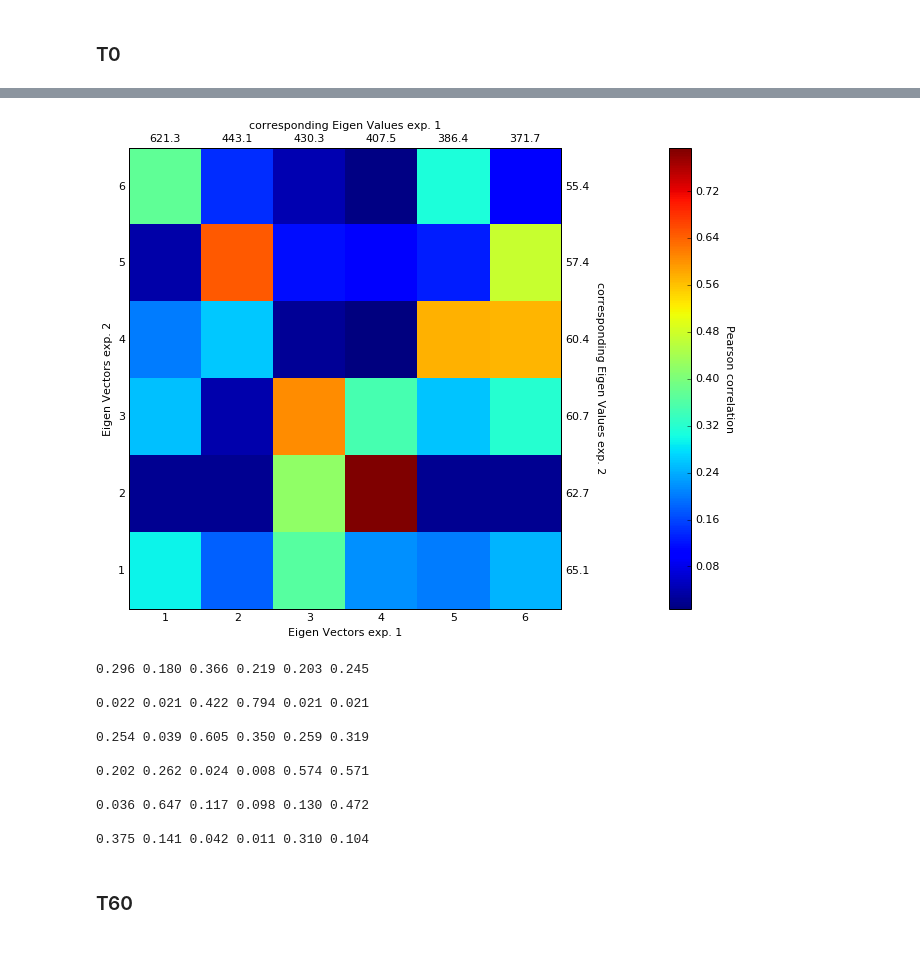
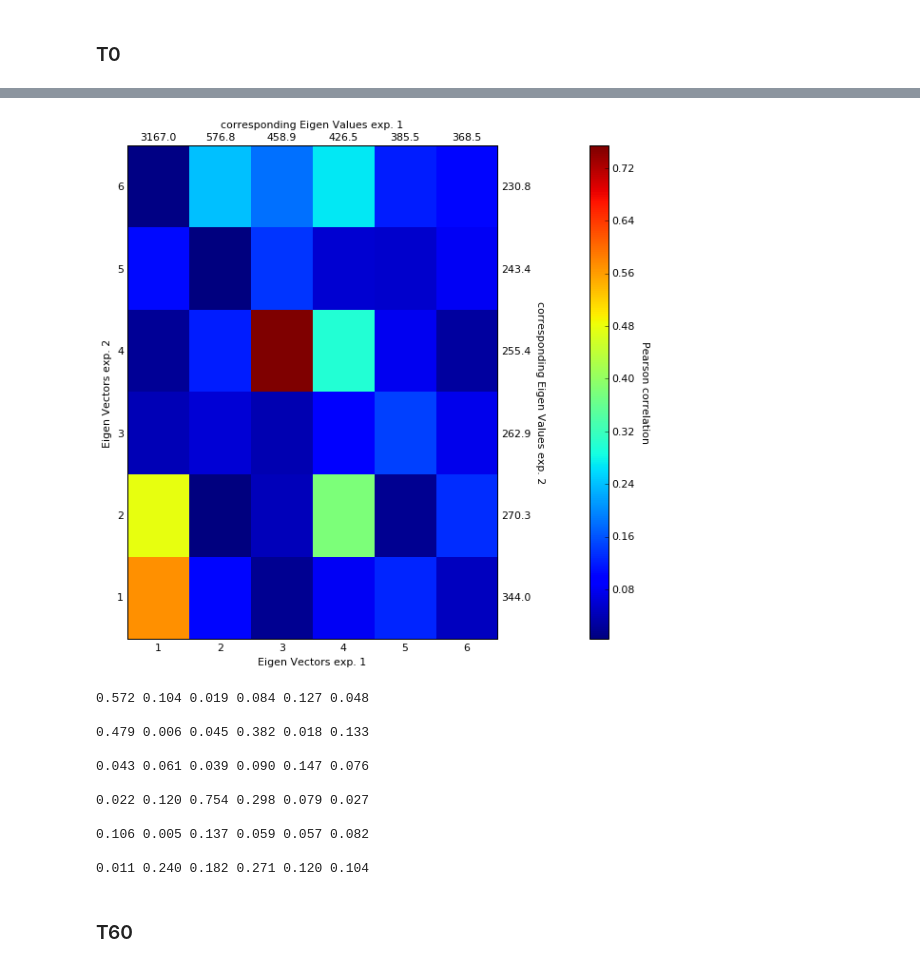
Before and after one commit to 3DGenomes/3DAROC, a Jupyter notebook: Notebooks/A3-Compare and merge Hi-C experiments.ipynb, the cells around one changed output, grey strips where cells are left out. Drawn from its saved outputs; the diff is of its cells as text; code cells hidden in the pictures.

```diff
--- a/Notebooks/A3-Compare and merge Hi-C experiments.ipynb
+++ b/Notebooks/A3-Compare and merge Hi-C experiments.ipynb
@@ -67,5 +59,5 @@ _ = correlate_matrices(hic_data1, hic_data2, max_dist=50, show=False, axe=axe, n
 # %%
-corrs = eig_correlate_matrices(hic_data1, hic_data2, show=True, aspect='auto')
+corrs = eig_correlate_matrices(hic_data1, hic_data2, show=True, aspect='auto', normalized=True)
 
 for cor in corrs:
     print ' '.join(['%5.3f' % (c) for c in cor]) + '\n'
@@ -111,5 +99,8 @@ _ = correlate_matrices(hic_data1, hic_data2, max_dist=50, show=False, axe=axe)
+# %%
+hic_data1 = my_load_hic_data(renz1, rep1, 1000000)
+hic_data2 = my_load_hic_data(renz2, rep2, 1000000)
 # %%
-corrs = eig_correlate_matrices(hic_data1, hic_data2, show=True, aspect='auto')
+corrs = eig_correlate_matrices(hic_data1, hic_data2, show=True, aspect='auto', normalized=True)
 
 for cor in corrs:
     print ' '.join(['%5.3f' % (c) for c in cor]) + '\n'
@@ -157,21 +144,24 @@ _ = correlate_matrices(hic_data1, hic_data2, max_dist=50, show=False, axe=axe)
+# %%
+hic_data1 = my_load_hic_data(renz1, rep1, 1000000)
+hic_data2 = my_load_hic_data(renz2, rep2, 1000000)
 # %%
-corrs = eig_correlate_matrices(hic_data1, hic_data2, show=True, aspect='auto')
+corrs = eig_correlate_matrices(hic_data1, hic_data2, show=True, aspect='auto', normalized=True)
 
 for cor in corrs:
     print ' '.join(['%5.3f' % (c) for c in cor]) + '\n'
 # %% [output]
-[figure, old version]
+[figure, new version]
-0.296 0.180 0.366 0.219 0.203 0.245
+0.572 0.104 0.019 0.084 0.127 0.048
 
-0.022 0.021 0.422 0.794 0.021 0.021
+0.479 0.006 0.045 0.382 0.018 0.133
 
-0.254 0.039 0.605 0.350 0.259 0.319
+0.043 0.061 0.039 0.090 0.147 0.076
 
-0.202 0.262 0.024 0.008 0.574 0.571
+0.022 0.120 0.754 0.298 0.079 0.027
 
-0.036 0.647 0.117 0.098 0.130 0.472
+0.106 0.005 0.137 0.059 0.057 0.082
 
-0.375 0.141 0.042 0.011 0.310 0.104
+0.011 0.240 0.182 0.271 0.120 0.104
 # %% [markdown]
 ### T60
 # %%
```
Also changed, not shown: parts of 28 cells of this notebook, 2 other files.
